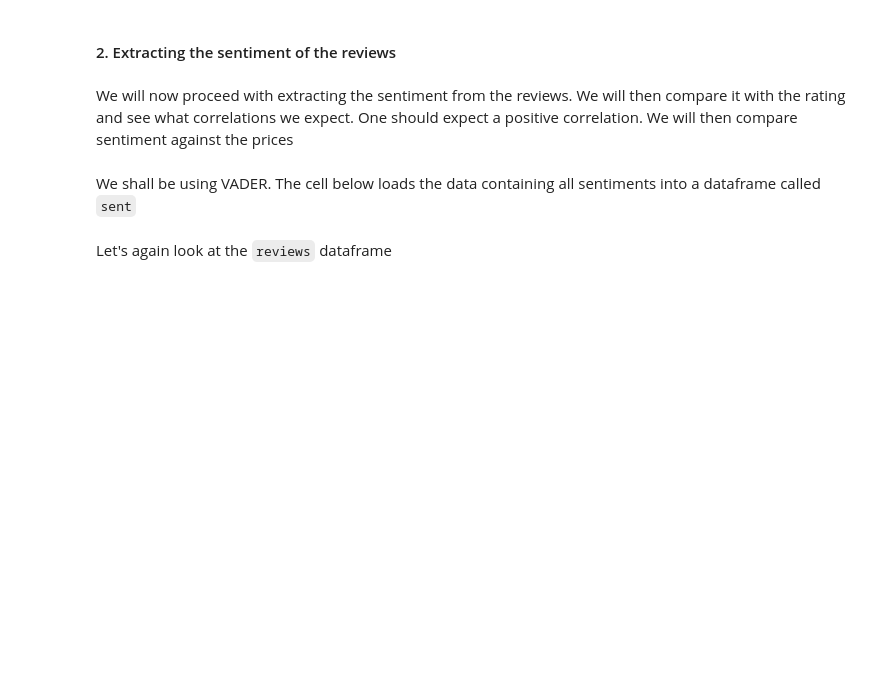
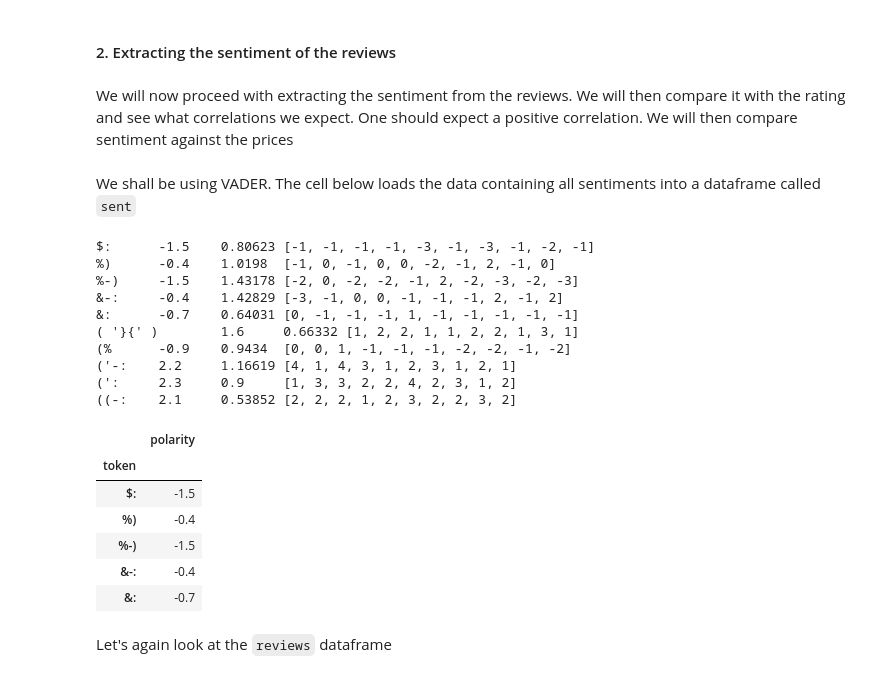
Before and after one commit to alexander-zw/data200-proj, a Jupyter notebook: analysis/Analysis Notebook.ipynb, the cells around one changed output. Saved outputs shown, nothing was run; the diff lists cells and outputs as text; code cells hidden in the pictures; blank space fills up the shorter version.

```diff
--- a/analysis/Analysis Notebook.ipynb
+++ b/analysis/Analysis Notebook.ipynb
@@ -283,8 +393,26 @@ We shall be using VADER. The cell below loads the data containing all sentiments
 # %%
 vader_file = "../data/vader_lexicon.txt"
 print(''.join(open(vader_file).readlines()[:10]))
-sent = pd.read_csv('data/vader_lexicon.txt',sep = '\t',index_col=0,header=None, usecols = [0,1], names = ['token',"polarity"])
+sent = pd.read_csv(vader_file,sep = '\t',index_col=0,header=None, usecols = [0,1], names = ['token',"polarity"])
 sent.head()
+# %% [output]
+$:      -1.5    0.80623 [-1, -1, -1, -1, -3, -1, -3, -1, -2, -1]
+%)      -0.4    1.0198  [-1, 0, -1, 0, 0, -2, -1, 2, -1, 0]
+%-)     -1.5    1.43178 [-2, 0, -2, -2, -1, 2, -2, -3, -2, -3]
+&-:     -0.4    1.42829 [-3, -1, 0, 0, -1, -1, -1, 2, -1, 2]
+&:      -0.7    0.64031 [0, -1, -1, -1, 1, -1, -1, -1, -1, -1]
+( '}{' )        1.6     0.66332 [1, 2, 2, 1, 1, 2, 2, 1, 3, 1]
+(%      -0.9    0.9434  [0, 0, 1, -1, -1, -1, -2, -2, -1, -2]
+('-:    2.2     1.16619 [4, 1, 4, 3, 1, 2, 3, 1, 2, 1]
+(':     2.3     0.9     [1, 3, 3, 2, 2, 4, 2, 3, 1, 2]
+((-:    2.1     0.53852 [2, 2, 2, 1, 2, 3, 2, 2, 3, 2]
+|  | polarity |
+| token |  |
+| $: | -1.5 |
+| %) | -0.4 |
+| %-) | -1.5 |
+| &-: | -0.4 |
+| &: | -0.7 |
 # %% [markdown]
 Let's again look at the `reviews` dataframe
 # %%
```
Also changed, not shown: parts of 39 cells of this notebook, 1 other file.
